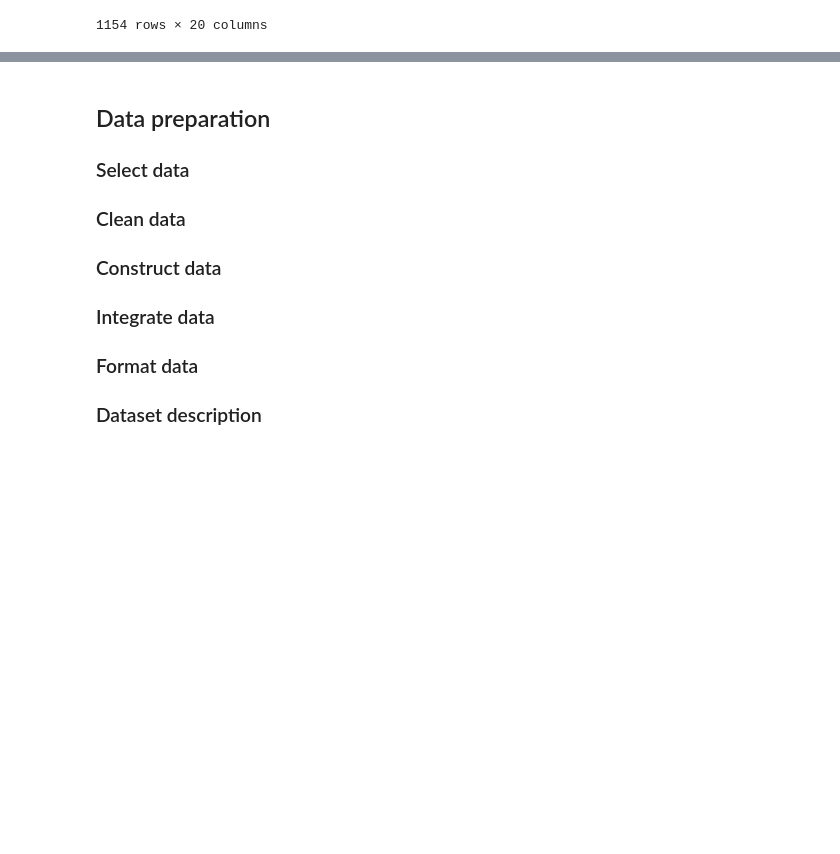
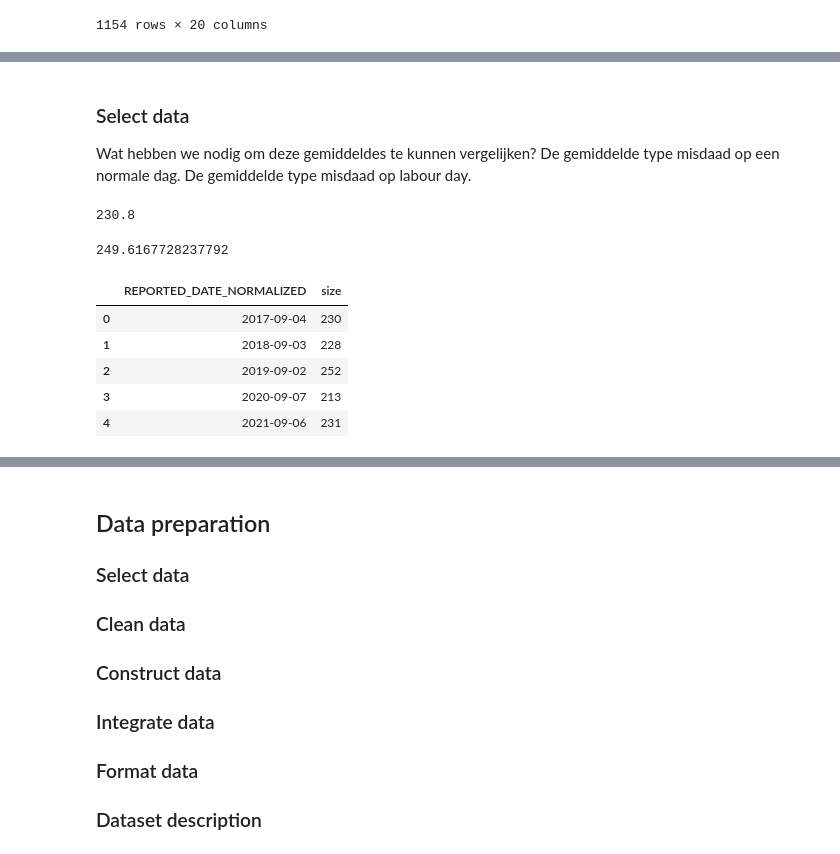
Before and after one commit to KolmschateS/poc-crime, a Jupyter notebook: labour-day-analyse.ipynb, the cells around one changed output, grey strips where cells are left out. Drawn from its saved outputs; the diff is of its cells as text; code cells hidden in the pictures; blank space fills up the shorter version.

Commit message:
kan aantallen weergeven, nog een dagelijks gemiddelde

```diff
--- a/labour-day-analyse.ipynb
+++ b/labour-day-analyse.ipynb
@@ -127,7 +131,8 @@ first_mondays_df
 # %%
 # Labour day merge
 labourday_crime_df = pd.merge(labourday_crime_df, first_mondays_df, on="REPORTED_DATE_NORMALIZED")
-labourday_crime_df.sort_values("REPORTED_DATE_NORMALIZED")
+labourday_crime_df = labourday_crime_df.sort_values("REPORTED_DATE_NORMALIZED")
+labourday_crime_df
 # %% [output]
 |  | incident_id | offense_id | OFFENSE_CODE | OFFENSE_CODE_EXTENSION | OFFENSE_TYPE_ID | OFFENSE_CATEGORY_ID | ... |
 | 481 | 2017592783 | 2017592783269903 | 2699 | 3 | theft-of-services | larceny | ... |
@@ -144,0 +173,5 @@ labourday_crime_df.sort_values("REPORTED_DATE_NORMALIZED")
+# %% [markdown]
+### Select data
+Wat hebben we nodig om deze gemiddeldes te kunnen vergelijken?
+De gemiddelde type misdaad op een normale dag.
+De gemiddelde type misdaad op labour day.
@@ -144,0 +182,20 @@ labourday_crime_df.sort_values("REPORTED_DATE_NORMALIZED")
+# %%
+j1_labour_crime_mean = labourday_crime_df.groupby(pd.Grouper(key="REPORTED_DATE_NORMALIZED")).size().mean()
+j1_labour_crime_mean
+# %% [output]
+230.8
+# %%
+j1_mean_crime_mean = crime_df.groupby(pd.Grouper(key="REPORTED_DATE_NORMALIZED")).size().mean()
+j1_mean_crime_mean
+# %% [output]
+249.6167728237792
+# %%
+j1_labour_crime_count = labourday_crime_df.groupby("REPORTED_DATE_NORMALIZED", as_index=False).size()
+j1_labour_crime_count
+# %% [output]
+|  | REPORTED_DATE_NORMALIZED | size |
+| 0 | 2017-09-04 | 230 |
+| 1 | 2018-09-03 | 228 |
+| 2 | 2019-09-02 | 252 |
+| 3 | 2020-09-07 | 213 |
+| 4 | 2021-09-06 | 231 |
```
Also changed, not shown: parts of 15 cells of this notebook.
